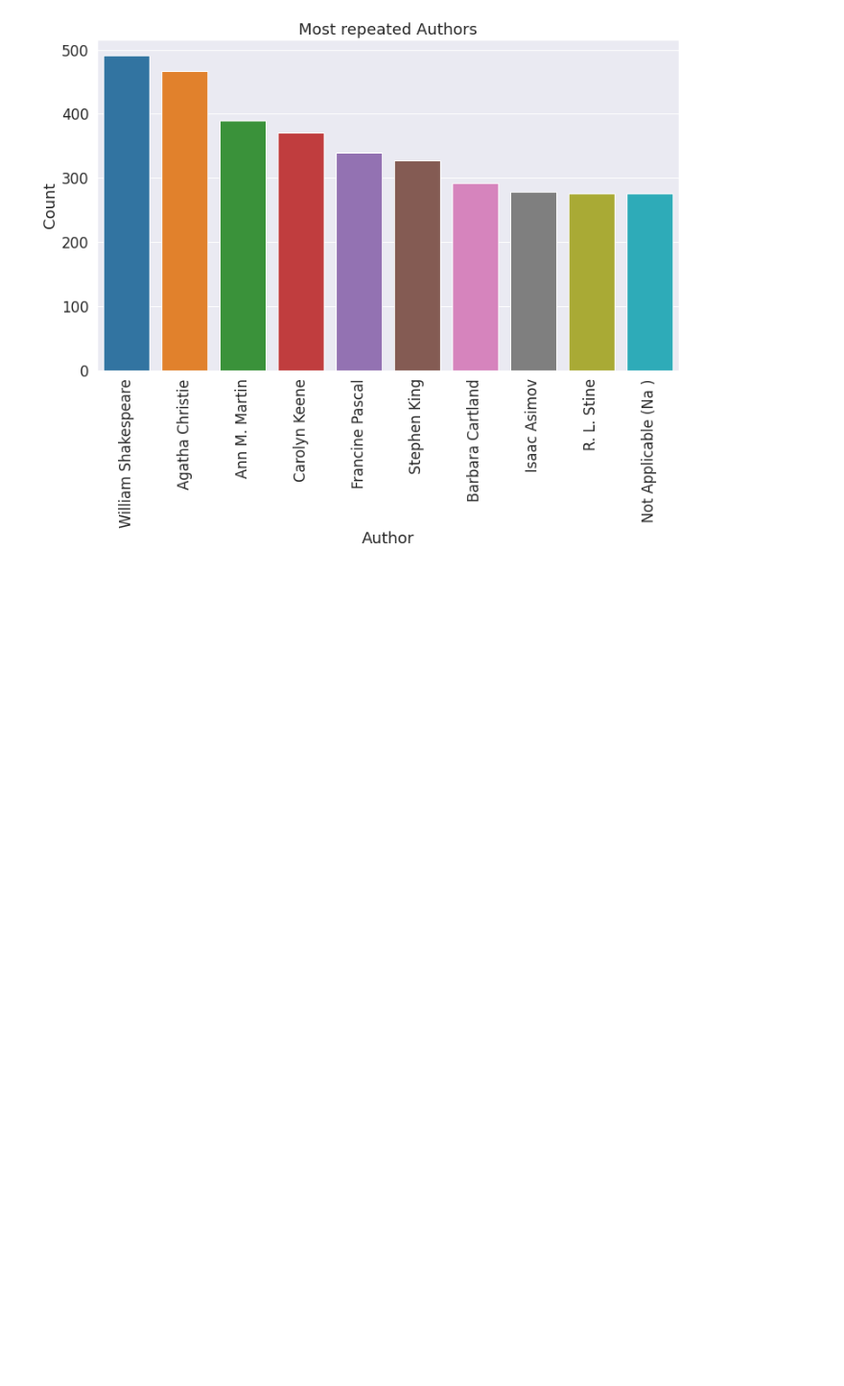
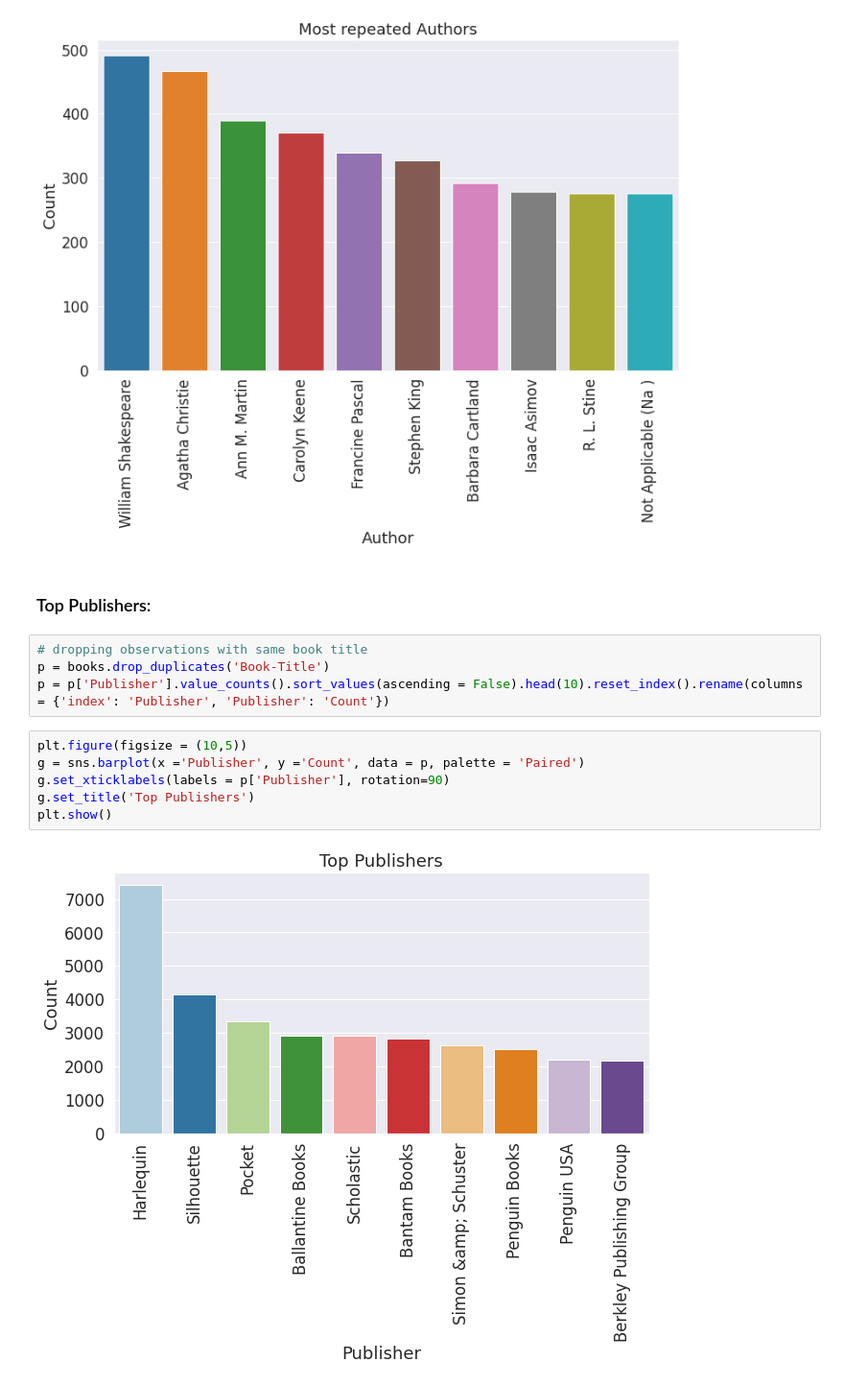
Before and after one commit to RanojoyBiswas/Book-Recommendation-System---Ranajay-Biswas, a Jupyter notebook: Book_Recommendation_System_Ranajay_Biswas.ipynb, the cells around one changed output. Shown at 96% size. Cells and saved outputs as stored; diff of their text form; blank space fills up the shorter version.

```diff
--- a/Book_Recommendation_System_Ranajay_Biswas.ipynb
+++ b/Book_Recommendation_System_Ranajay_Biswas.ipynb
@@ -356,3 +358,17 @@ def barplot(x_col, y_col, dataframe, title, pal = 'hls', annot = 0, rot = 0):
 barplot('Author', 'Count', b, 'Most repeated Authors', rot =1, pal = 'tab10')
 # %% [output]
 [figure]
+# %% [markdown]
+### Top Publishers:
+# %%
+# dropping observations with same book title
+p = books.drop_duplicates('Book-Title')
+p = p['Publisher'].value_counts().sort_values(ascending = False).head(10).reset_index().rename(columns = {'index': 'Publisher', 'Publisher': 'Count'})
+# %%
+plt.figure(figsize = (10,5))
+g = sns.barplot(x ='Publisher', y ='Count', data = p, palette = 'Paired')
+g.set_xticklabels(labels = p['Publisher'], rotation=90)
+g.set_title('Top Publishers')
+plt.show()
+# %% [output]
+[figure, added]
```
Also changed, not shown: parts of 33 cells of this notebook.
